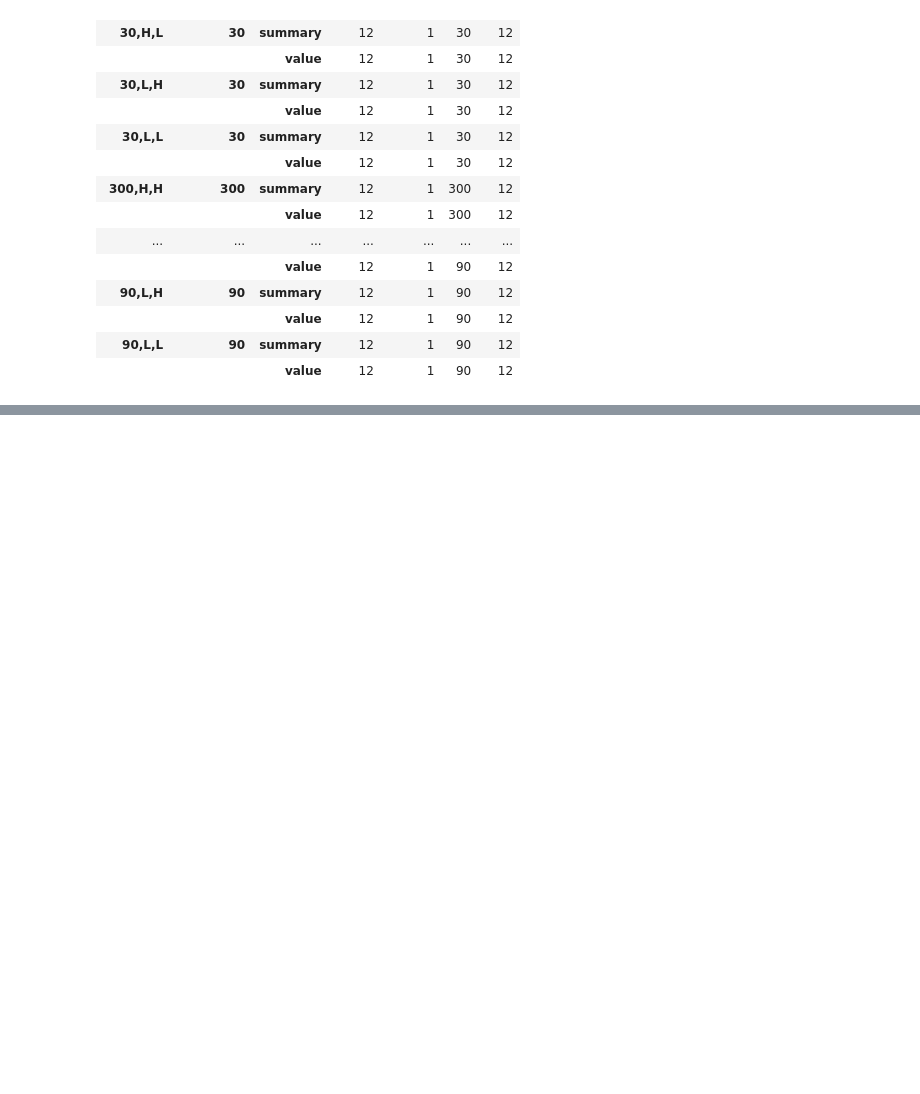
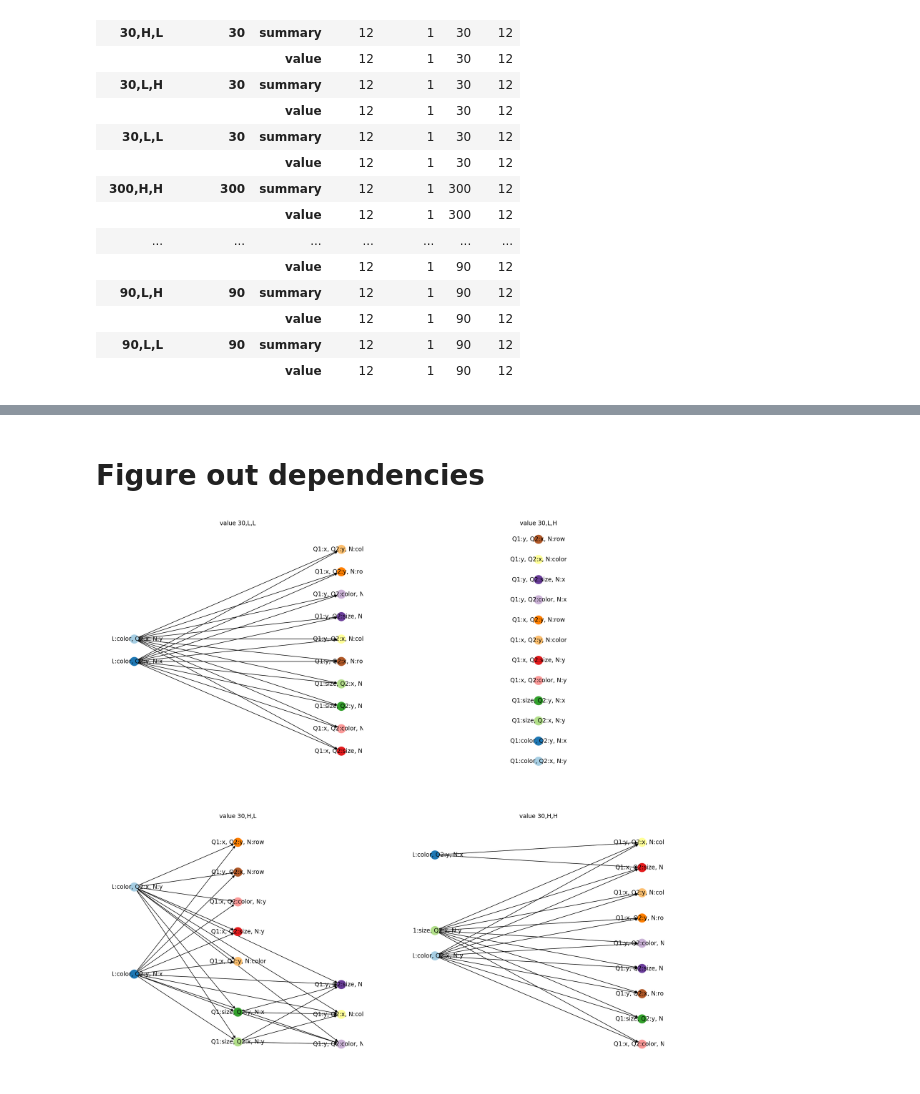
Before and after one commit to uwdata/draco, a Jupyter notebook: notebooks/Process responses.ipynb, the cells around one changed output, grey strips where cells are left out. Drawn from its saved outputs; the diff is of its cells as text; code cells hidden in the pictures; blank space fills up the shorter version.

```diff
--- a/notebooks/Process responses.ipynb
+++ b/notebooks/Process responses.ipynb
@@ -192,3 +199,5 @@ training[0]
 # %%
 with open('../data/training/younghoon.json', 'w') as f:
     json.dump({'$schema': './schema.json', 'source': 'younghoon', 'data': training}, f, indent=2)
+# %% [markdown]
+# Figure out dependencies
@@ -194,0 +254,25 @@ with open('../data/training/younghoon.json', 'w') as f:
+# %%
+nodes = list(order['summary']['30,L,L'].nodes)
+nodes.sort()
+colors = list(map(lambda x: mpl.colors.rgb2hex(plt.get_cmap('Paired')(x)), range(len(nodes))))
+color_dict = dict(zip(nodes, colors))
+# %%
+task = 'value'
+data_size = 30
+
+f = plt.figure(figsize=(20,20))
+
+def plot(task, size, e1, e2, idx):
+    ax = f.add_subplot(2,2,idx)
+    t = f'{size},{e1},{e2}'
+    G = order[task][t]
+    pos = nx.nx_agraph.graphviz_layout(G, prog='dot', args="-Grankdir=LR")
+    nx.draw(G, pos=pos, with_labels=True, ax=ax, node_color=colors)
+    ax.set_title(f'{task} {t}')
+
+plot(task, data_size, 'L', 'L', 1)
+plot(task, data_size, 'L', 'H', 2)
+plot(task, data_size, 'H', 'L', 3)
+plot(task, data_size, 'H', 'H', 4)
+# %% [output]
+[figure, added]
```
Also changed, not shown: parts of 7 cells of this notebook, 9 other files.
